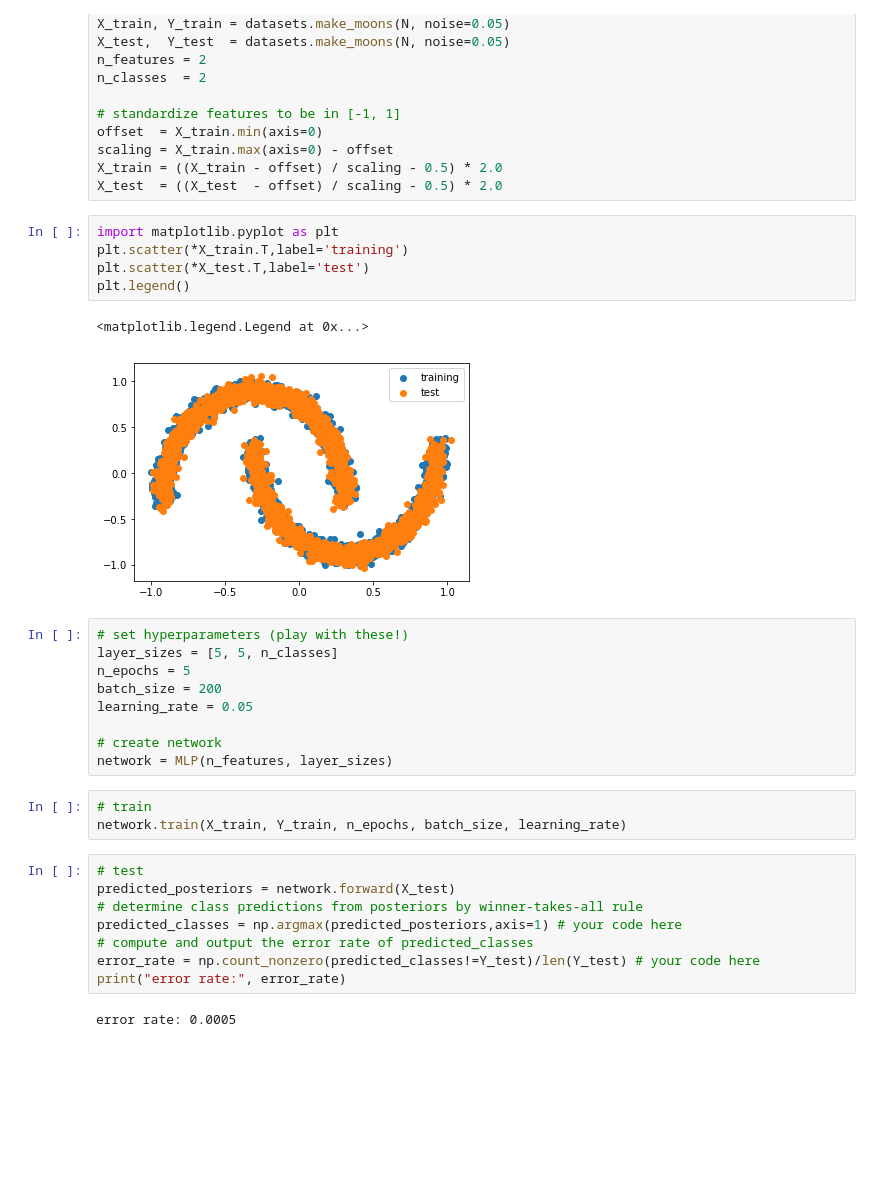
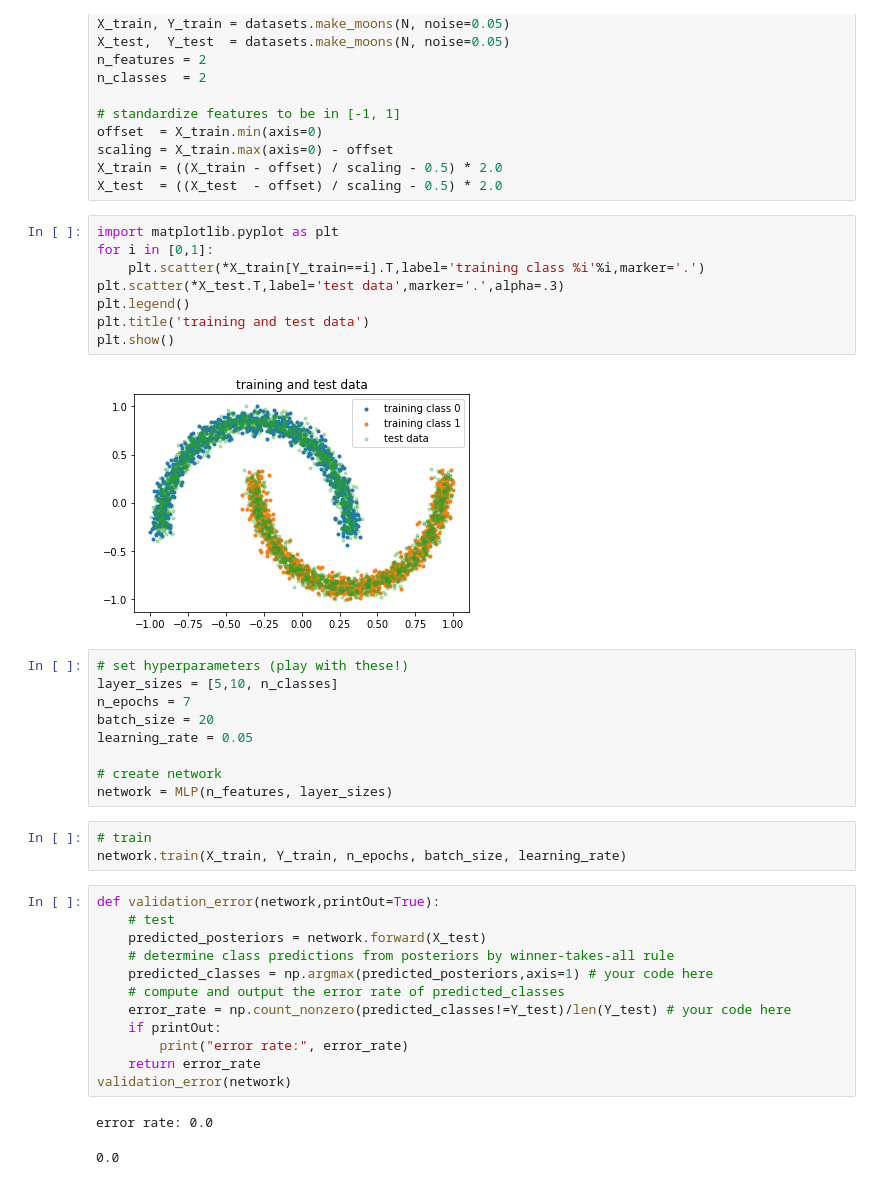
Before and after one commit to ml4cdeca/AdvancedMachineLearning, a Jupyter notebook: exercise02/network.ipynb, the cells around one changed output. Drawn from its saved outputs; the diff is of its cells as text; blank space fills up the shorter version.

Commit message:
validation error of different networks

```diff
--- a/exercise02/network.ipynb
+++ b/exercise02/network.ipynb
@@ -216,17 +198,19 @@ X_train = ((X_train - offset) / scaling - 0.5) * 2.0
 X_test  = ((X_test  - offset) / scaling - 0.5) * 2.0
 # %%
 import matplotlib.pyplot as plt
-plt.scatter(*X_train.T,label='training')
-plt.scatter(*X_test.T,label='test')
+for i in [0,1]:
+    plt.scatter(*X_train[Y_train==i].T,label='training class %i'%i,marker='.')
+plt.scatter(*X_test.T,label='test data',marker='.',alpha=.3)
 plt.legend()
+plt.title('training and test data')
+plt.show()
 # %% [output]
-<matplotlib.legend.Legend at 0x...>
-[figure, old version]
+[figure, new version]
 # %%
 # set hyperparameters (play with these!)
-layer_sizes = [5, 5, n_classes]
-n_epochs = 5
-batch_size = 200
+layer_sizes = [5,10, n_classes]
+n_epochs = 7
+batch_size = 20
 learning_rate = 0.05
 
 # create network
@@ -235,13 +219,18 @@ network = MLP(n_features, layer_sizes)
 # train
 network.train(X_train, Y_train, n_epochs, batch_size, learning_rate)
 # %%
-# test
-predicted_posteriors = network.forward(X_test)
-# determine class predictions from posteriors by winner-takes-all rule
-predicted_classes = np.argmax(predicted_posteriors,axis=1) # your code here
-# compute and output the error rate of predicted_classes
-error_rate = np.count_nonzero(predicted_classes!=Y_test)/len(Y_test) # your code here
-print("error rate:", error_rate)
+def validation_error(network,printOut=True):
+    # test
+    predicted_posteriors = network.forward(X_test)
+    # determine class predictions from posteriors by winner-takes-all rule
+    predicted_classes = np.argmax(predicted_posteriors,axis=1) # your code here
+    # compute and output the error rate of predicted_classes
+    error_rate = np.count_nonzero(predicted_classes!=Y_test)/len(Y_test) # your code here
+    if printOut:
+        print("error rate:", error_rate)
+    return error_rate
+validation_error(network)
 # %% [output]
-error rate: 0.0005
+error rate: 0.0
+0.0
 # %%
```
Also changed, not shown: parts of 10 cells of this notebook.
